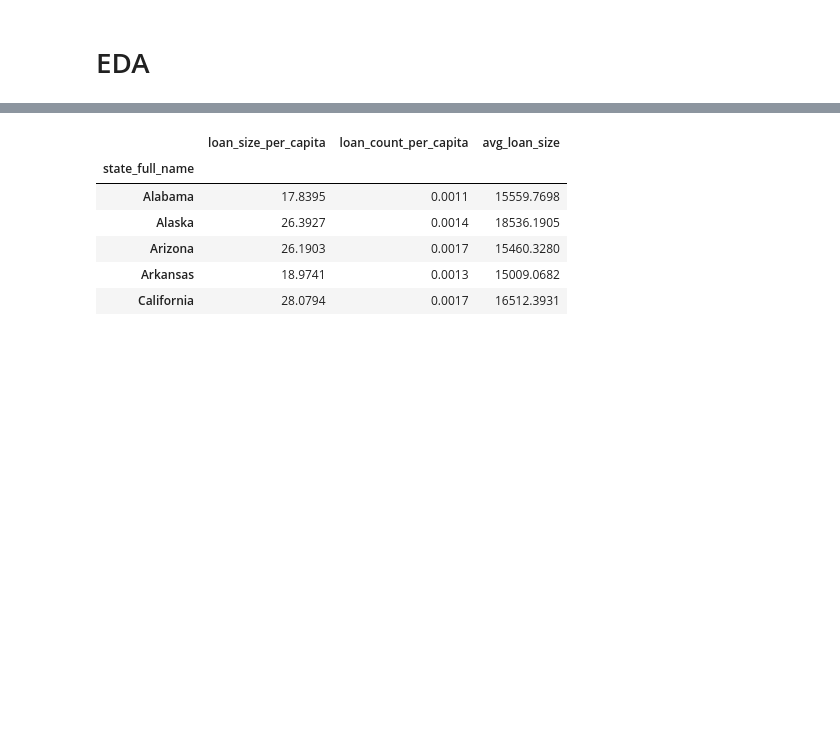
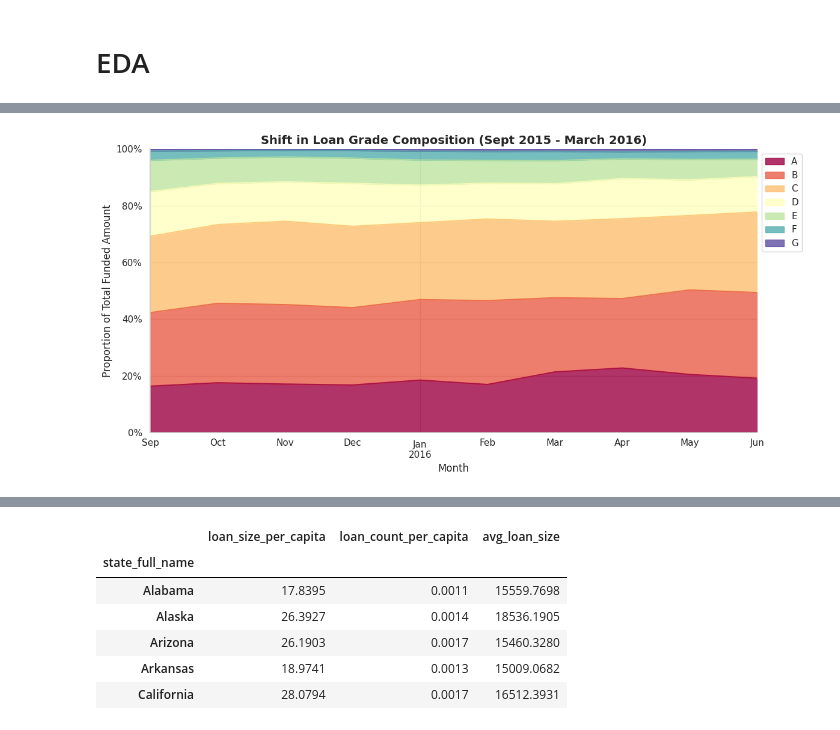
Before and after one commit to fr999yyy/Lending-Club-case-study, a Jupyter notebook: lc-case-study.ipynb, the cells around one changed output, grey strips where cells are left out. Cells and saved outputs as stored; diff of their text form; code cells hidden in the pictures; blank space fills up the shorter version.

```diff
--- a/lc-case-study.ipynb
+++ b/lc-case-study.ipynb
@@ -338,0 +376,32 @@ df.head()
+# %%
+# 1. Filter the specific window
+mask = (df['issue_date'] >= '2015-09-01') & (df['issue_date'] <= '2016-06-01')
+df_window = df[mask].copy()
+
+# 2. Prepare the proportional data (using 'grade' as an example)
+# You can swap 'grade' with 'purpose' to check both
+pivot_df = df_window.groupby([df_window['issue_date'].dt.to_period('M'), 'grade'])['funded_amnt'].sum().unstack().fillna(0)
+
+# Convert to percentages (0.0 to 1.0)
+pivot_perc = pivot_df.divide(pivot_df.sum(axis=1), axis=0)
+pivot_perc.index = pivot_perc.index.to_timestamp()
+
+# 3. Plotting
+plt.figure(figsize=(12, 6))
+pivot_perc.plot(kind='area', stacked=True, ax=plt.gca(), colormap='Spectral', alpha=0.8)
+
+plt.title('Shift in Loan Grade Composition (Sept 2015 - March 2016)', fontsize=14, fontweight='bold')
+plt.ylabel('Proportion of Total Funded Amount')
+plt.xlabel('Month')
+plt.legend(loc='upper left', bbox_to_anchor=(1, 1))
+plt.ylim(0, 1)
+
+# Format Y-axis as percentage
+import matplotlib.ticker as mtick
+plt.gca().yaxis.set_major_formatter(mtick.PercentFormatter(1.0))
+
+plt.tight_layout()
+plt.savefig('loan_grade_trend_2015Q3.png')
+plt.show()
+# %% [output]
+[figure, added]
```
Also changed, not shown: parts of 41 cells of this notebook, 11 other files.
